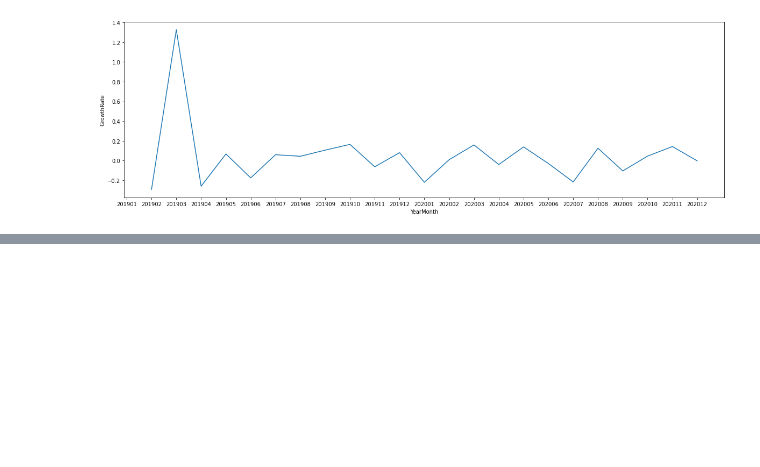
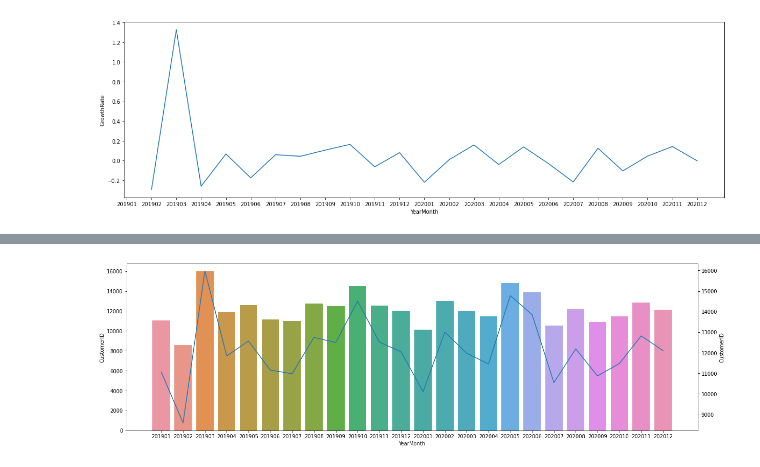
Before and after one commit to 01-slime/EDA, a Jupyter notebook: EDA.ipynb, the cells around one changed output, grey strips where cells are left out. Cells and saved outputs as stored; diff of their text form; code cells hidden in the pictures; blank space fills up the shorter version.

```diff
--- a/EDA.ipynb
+++ b/EDA.ipynb
@@ -608,0 +694,3 @@ plt.show()
+# %%
+tx_monthly_active = sales_data1.groupby(['YearMonth'])['CustomerID'].nunique().reset_index() #nunique()是將重複資訊剔除掉的語法
+tx_monthly_active
@@ -608,0 +715,10 @@ plt.show()
+# %%
+tx_monthly_active['YearMonth'] = tx_monthly_active['YearMonth'].astype(str)
+# %%
+fig,axes1 = plt.subplots(figsize=(20,6))
+sns.barplot(x='YearMonth',y='CustomerID',data=tx_monthly_active,ax=axes1)
+axes2 = axes1.twinx() #twinx()是合併兩張畫布的語法
+sns.lineplot(x='YearMonth',y='CustomerID',data=tx_monthly_active,ax=axes2)
+plt.show()
+# %% [output]
+[figure, added]
```
Also changed, not shown: parts of 16 cells of this notebook.
